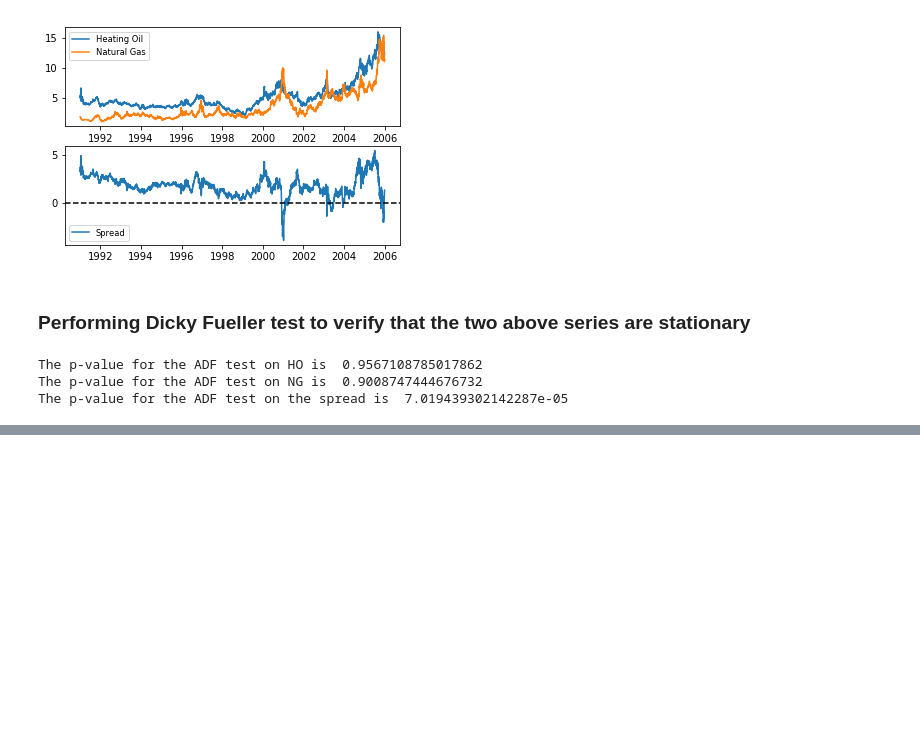
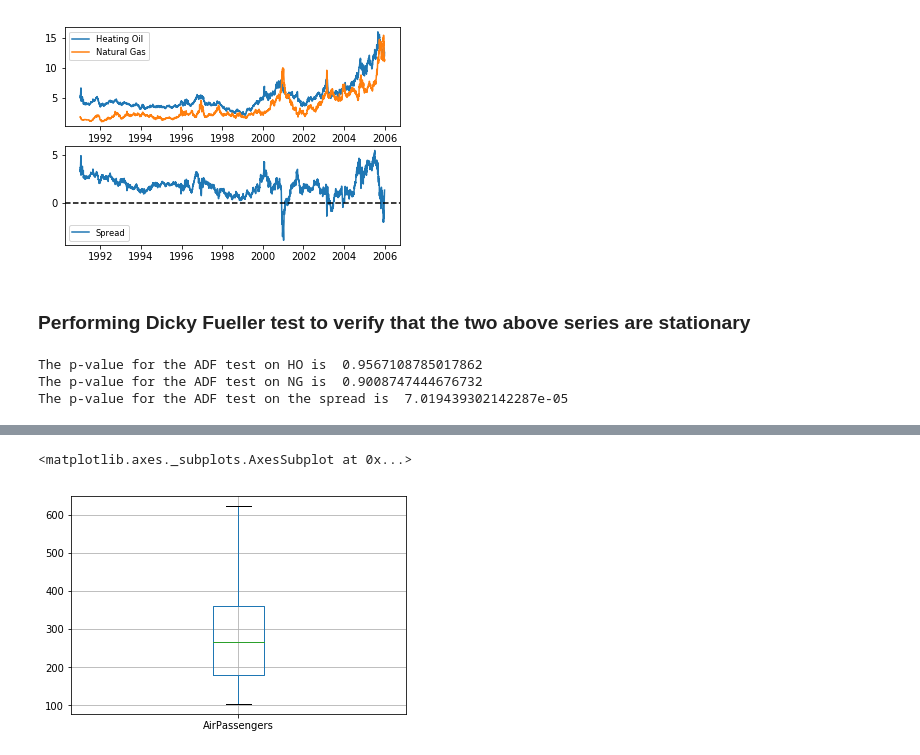
Before and after one commit to KshitizSharmaV/DataScience_In_Investment_Banking, a Jupyter notebook: Time Series Analysis.ipynb, the cells around one changed output, grey strips where cells are left out. Saved outputs shown, nothing was run; the diff lists cells and outputs as text; code cells hidden in the pictures; blank space fills up the shorter version.

```diff
--- a/Time Series Analysis.ipynb
+++ b/Time Series Analysis.ipynb
@@ -810,0 +834,5 @@ The p-value for the ADF test on the spread is  7.019439302142287e-05
+# %%
+data.boxplot()
+# %% [output]
+<matplotlib.axes._subplots.AxesSubplot at 0x...>
+[figure, added]
```
Also changed, not shown: parts of 14 cells of this notebook.
